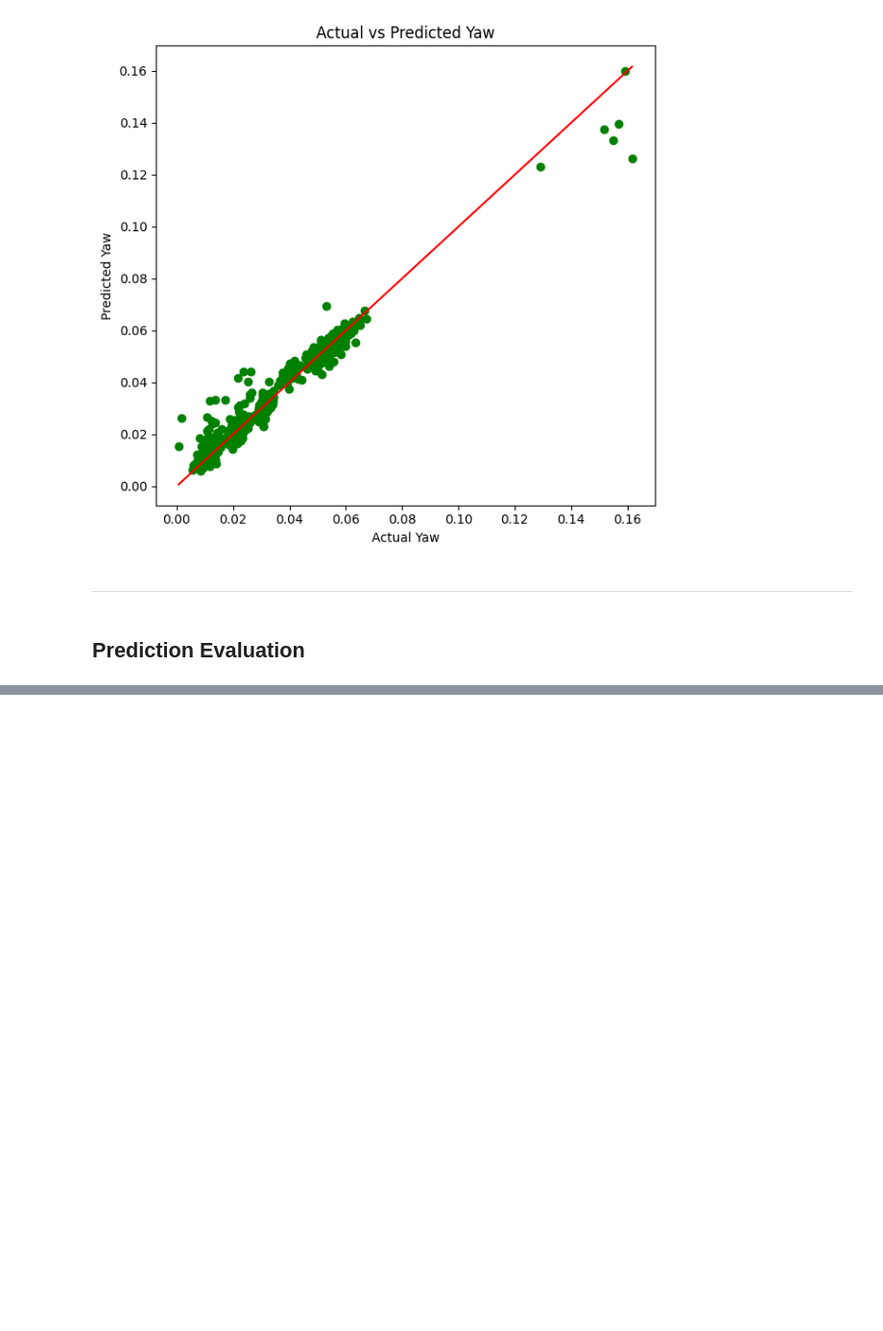
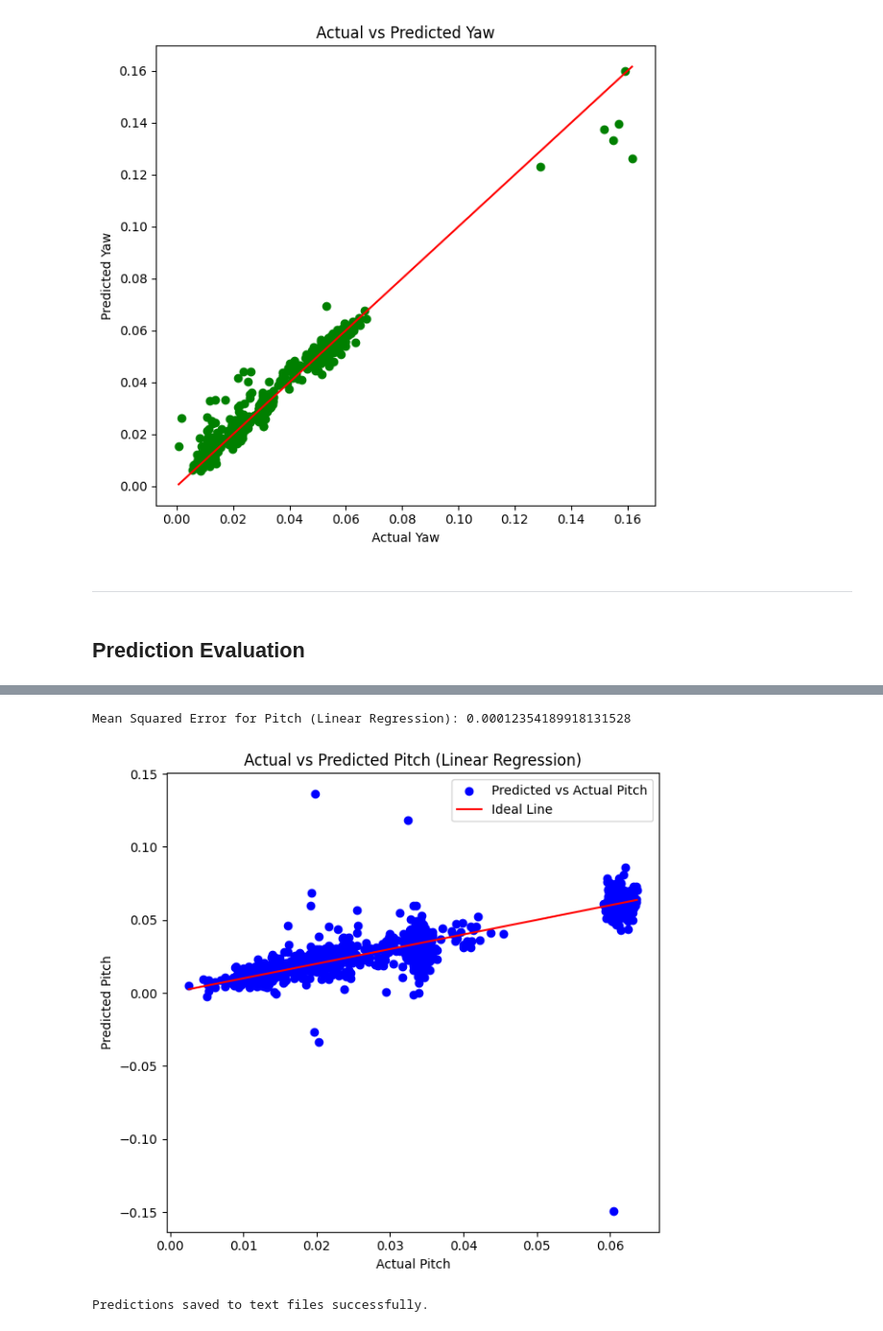
Before and after one commit to shaeantoine/calib_challenge, a Jupyter notebook: centre.ipynb, the cells around one changed output, grey strips where cells are left out. Shown at 96% size. Drawn from its saved outputs; the diff is of its cells as text; code cells hidden in the pictures; blank space fills up the shorter version.

```diff
--- a/centre.ipynb
+++ b/centre.ipynb
@@ -403,0 +446,50 @@ YOUR ERROR SCORE IS 56.33% (lower is better)
+# %%
+# Step 1: Train-test split for pitch prediction
+X_train, X_test, y_train, y_test = train_test_split(all_feat_df2.iloc[:,4:], all_feat_df2['pitch'], test_size=0.2, random_state=42)
+
+# Train Linear Regression model for pitch
+lr_pitch = LinearRegression()
+lr_pitch.fit(X_train, y_train)
+
+# Step 2: Make predictions
+predicted_pitch = lr_pitch.predict(X_test)
+
+# Step 3: Evaluate the model using mean squared error (MSE) for pitch
+mse_pitch = mean_squared_error(y_test, predicted_pitch)
+
+print(f"Mean Squared Error for Pitch (Linear Regression): {mse_pitch}")
+
+# Step 4: Visualize the predictions vs actual for pitch
+plt.figure(figsize=(12, 6))
+
+# Plot for Pitch
+plt.subplot(1, 2, 1)
+plt.scatter(y_test, predicted_pitch, color='blue', label='Predicted vs Actual Pitch')
+plt.plot([min(y_test), max(y_test)], [min(y_test), max(y_test)], color='red', label='Ideal Line')
+plt.xlabel('Actual Pitch')
+plt.ylabel('Predicted Pitch')
+plt.title('Actual vs Predicted Pitch (Linear Regression)')
+plt.legend()
+
+plt.tight_layout()
+plt.show()
+# %% [output]
+Mean Squared Error for Pitch (Linear Regression): 0.00012354189918131528
+[figure, added]
+# %%
+import numpy as np
+
+# Predict pitch and yaw angles using the linear regression models
+predicted_pitch = lr_pitch.predict(all_features)
+predicted_yaw = lr_yaw.predict(all_features)
+
+# Combine predictions into a single array with two columns (pitch and yaw)
+predictions = np.column_stack((predicted_pitch, predicted_yaw))
+
+# Save predictions for each video into separate text files
+for i in range(5):
+    start_index = i * 1200
+    end_index = start_index + 1200
+    np.savetxt(f'predictions_video_{i}.txt', predictions[start_index:end_index], fmt='%.6f')
+# %% [output]
+Predictions saved to text files successfully.
```
Also changed, not shown: parts of 4 cells of this notebook.
